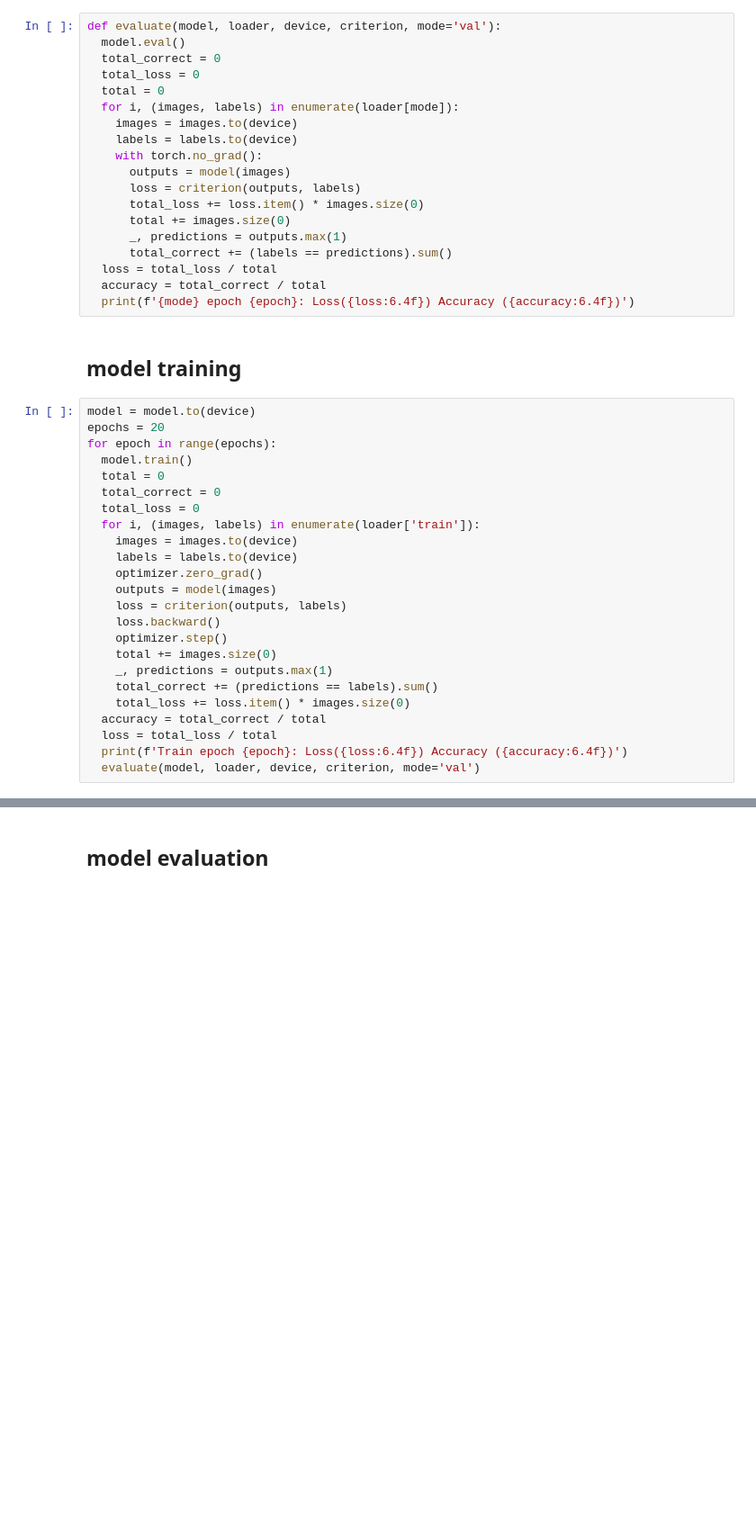
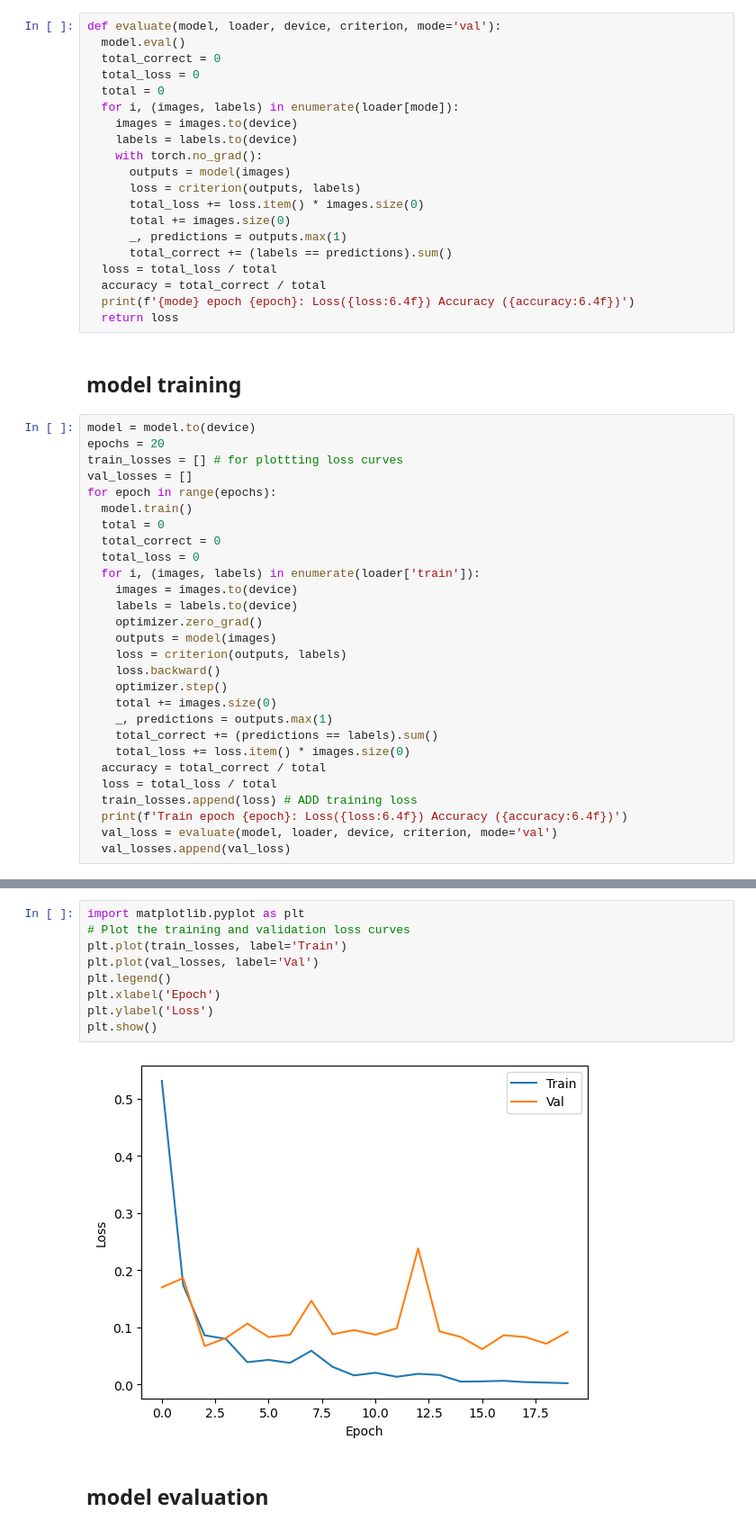
Before and after one commit to akash02ita/CPSC-599.6-DL-for-Vision, a Jupyter notebook: proj/Classifier.ipynb, the cells around one changed output, grey strips where cells are left out. Shown at 90% size. Saved outputs shown, nothing was run; the diff lists cells and outputs as text; blank space fills up the shorter version.

Commit message:
proj: add stats to classifier loss curves sample test image

```diff
--- a/proj/Classifier.ipynb
+++ b/proj/Classifier.ipynb
@@ -334,11 +331,14 @@ def evaluate(model, loader, device, criterion, mode='val'):
   loss = total_loss / total
   accuracy = total_correct / total
   print(f'{mode} epoch {epoch}: Loss({loss:6.4f}) Accuracy ({accuracy:6.4f})')
+  return loss
 # %% [markdown]
 ## model training
 # %%
 model = model.to(device)
 epochs = 20
+train_losses = [] # for plottting loss curves
+val_losses = []
 for epoch in range(epochs):
   model.train()
   total = 0
@@ -358,6 +358,8 @@ for epoch in range(epochs):
     total_loss += loss.item() * images.size(0)
   accuracy = total_correct / total
   loss = total_loss / total
+  train_losses.append(loss) # ADD training loss
   print(f'Train epoch {epoch}: Loss({loss:6.4f}) Accuracy ({accuracy:6.4f})')
-  evaluate(model, loader, device, criterion, mode='val')
+  val_loss = evaluate(model, loader, device, criterion, mode='val')
+  val_losses.append(val_loss)
 # %% [output]
@@ -381,3 +383,14 @@ val epoch 19: Loss(0.0657) Accuracy (0.9857)
+# %%
+import matplotlib.pyplot as plt
+# Plot the training and validation loss curves
+plt.plot(train_losses, label='Train')
+plt.plot(val_losses, label='Val')
+plt.legend()
+plt.xlabel('Epoch')
+plt.ylabel('Loss')
+plt.show()
+# %% [output]
+[figure, added]
 # %% [markdown]
 ## model evaluation
 # %%
```
Also changed, not shown: parts of 14 cells of this notebook.
